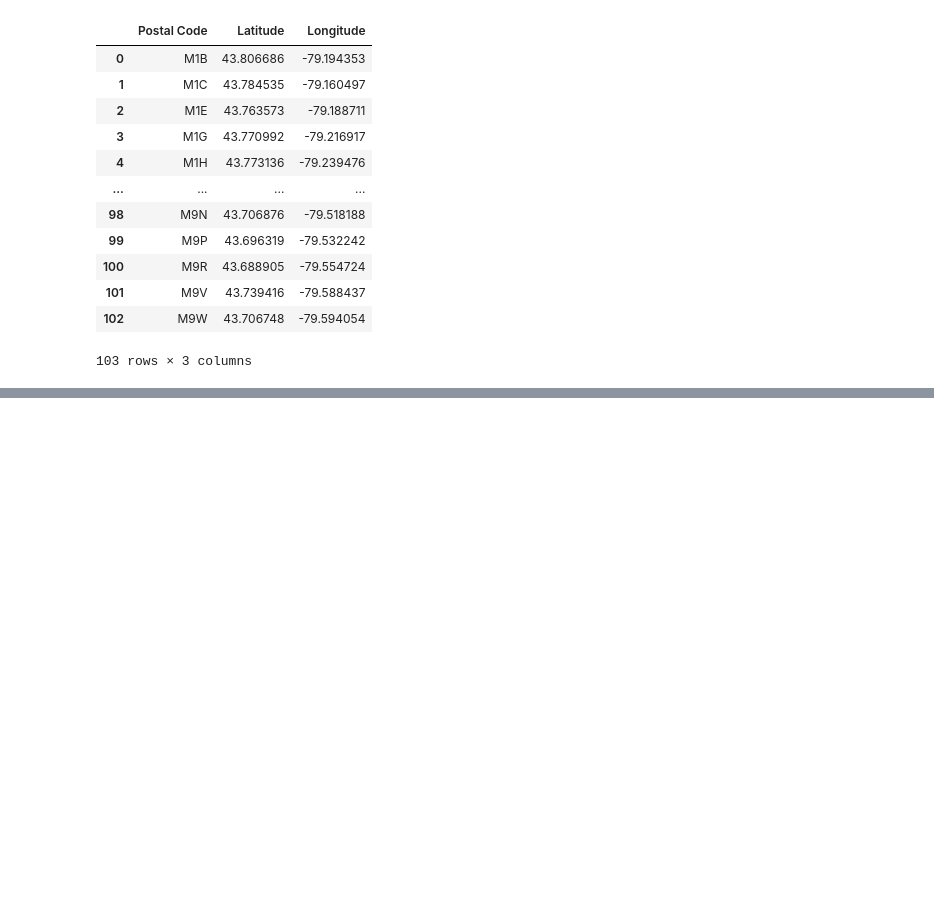
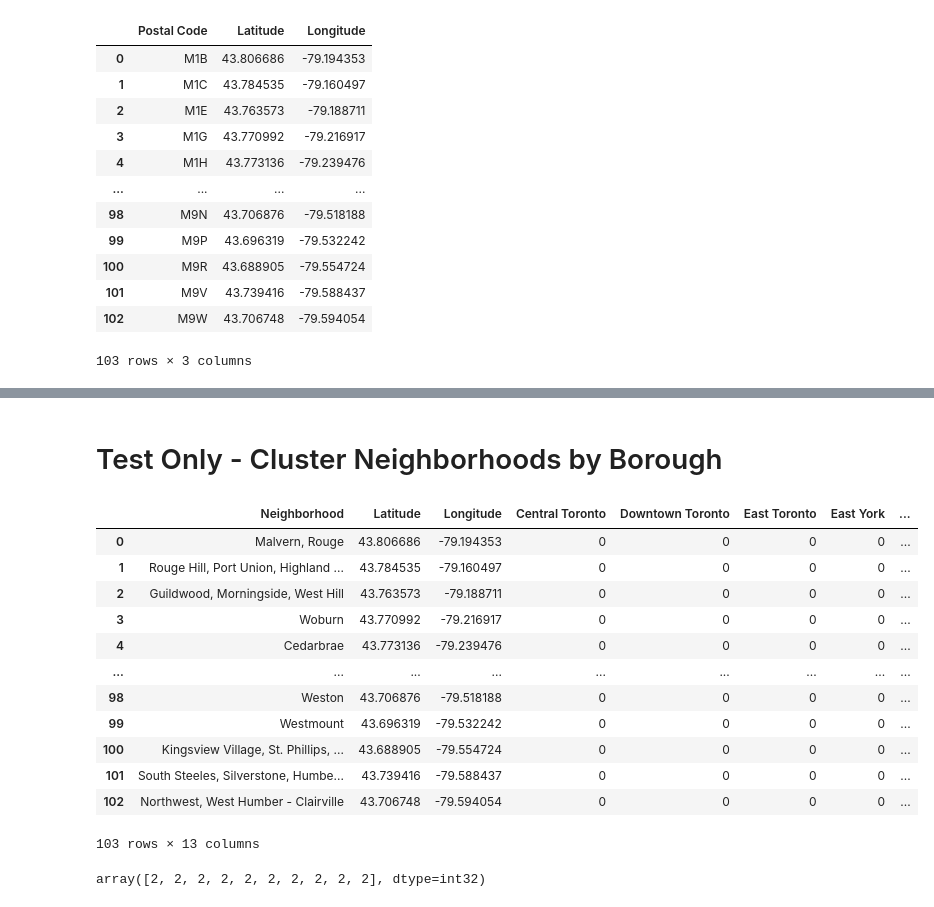
Before and after one commit to hamdanihamza/IBM-Capstone-Project, a Jupyter notebook: final_capstone_project.ipynb, the cells around one changed output, grey strips where cells are left out. Cells and saved outputs as stored; diff of their text form; code cells hidden in the pictures; blank space fills up the shorter version.

```diff
--- a/final_capstone_project.ipynb
+++ b/final_capstone_project.ipynb
@@ -176,0 +141,3 @@ final_df
+# %%
+neighborhoods = dataframe.merge(df_coords)
+neighborhoods
@@ -178,0 +534,39 @@ final_df
+# %% [markdown]
+# Test Only - Cluster Neighborhoods by Borough
+# %%
+df_borough = pd.get_dummies(neighborhoods["Borough"])
+# df_codes = pd.get_dummies(neighborhoods["Postal Code"])
+
+
+all_df = [neighborhoods, df_borough]
+neighborhoods_2 = pd.concat(all_df, axis=1).drop(columns=["Borough", "Postal Code"])
+neighborhoods_2
+# %% [output]
+|  | Neighborhood | Latitude | Longitude | Central Toronto | Downtown Toronto | East Toronto | East York | ... |
+| 0 | Malvern, Rouge | 43.806686 | -79.194353 | 0 | 0 | 0 | 0 | ... |
+| 1 | Rouge Hill, Port Union, Highland ... | 43.784535 | -79.160497 | 0 | 0 | 0 | 0 | ... |
+| 2 | Guildwood, Morningside, West Hill | 43.763573 | -79.188711 | 0 | 0 | 0 | 0 | ... |
+| 3 | Woburn | 43.770992 | -79.216917 | 0 | 0 | 0 | 0 | ... |
+| 4 | Cedarbrae | 43.773136 | -79.239476 | 0 | 0 | 0 | 0 | ... |
+| ... | ... | ... | ... | ... | ... | ... | ... | ... |
+| 98 | Weston | 43.706876 | -79.518188 | 0 | 0 | 0 | 0 | ... |
+| 99 | Westmount | 43.696319 | -79.532242 | 0 | 0 | 0 | 0 | ... |
+| 100 | Kingsview Village, St. Phillips, ... | 43.688905 | -79.554724 | 0 | 0 | 0 | 0 | ... |
+| 101 | South Steeles, Silverstone, Humbe... | 43.739416 | -79.588437 | 0 | 0 | 0 | 0 | ... |
+| 102 | Northwest, West Humber - Clairville | 43.706748 | -79.594054 | 0 | 0 | 0 | 0 | ... |
+103 rows × 13 columns
+# %%
+from sklearn.cluster import KMeans
+
+# set number of clusters
+kclusters = 10
+
+toronto_grouped_clustering = neighborhoods_2.drop(columns=(['Neighborhood']))
+
+# run k-means clustering
+kmeans = KMeans(n_clusters=kclusters, random_state=0).fit(toronto_grouped_clustering)
+
+# check cluster labels generated for each row in the dataframe
+kmeans.labels_[0:10]
+# %% [output]
+array([2, 2, 2, 2, 2, 2, 2, 2, 2, 2], dtype=int32)
```
Also changed, not shown: parts of 47 cells of this notebook.
